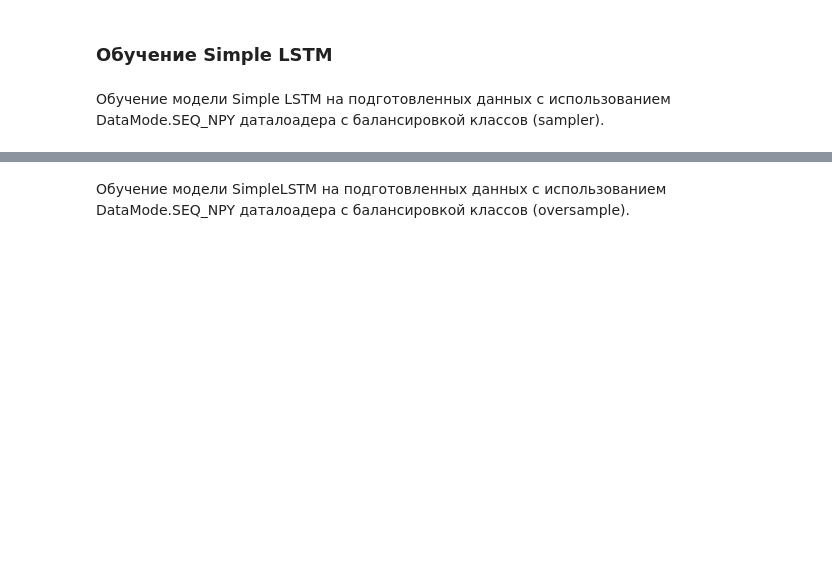
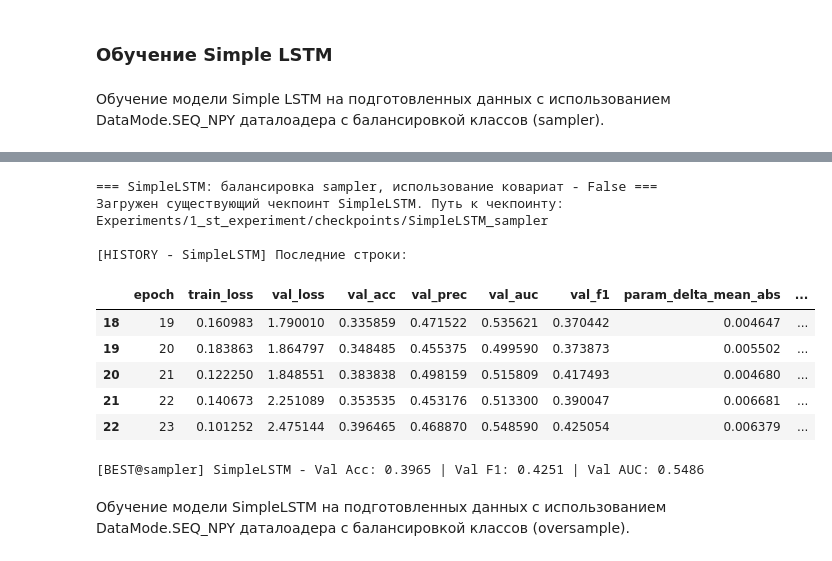
Before and after one commit to Amissum/ADHD_connectome_biomarkers_transfer_research, a Jupyter notebook: ADHD200/Pipelines/AthenaPipeline/Iter_3_ADHD200_train_v3.ipynb, the cells around one changed output, grey strips where cells are left out. Drawn from its saved outputs; the diff is of its cells as text; code cells hidden in the pictures; blank space fills up the shorter version.

```diff
--- a/ADHD200/Pipelines/AthenaPipeline/Iter_3_ADHD200_train_v3.ipynb
+++ b/ADHD200/Pipelines/AthenaPipeline/Iter_3_ADHD200_train_v3.ipynb
@@ -695,7 +706,8 @@ def get_sample_shape(path: str, mode: DataMode) -> tuple:
     if mode == DataMode.SEQ_NPY:
         arr = np.load(path)
     else:
-        arr = pd.read_csv(path, sep='\t', header=None, compression='gzip').values
+        comp = 'gzip' if str(path).endswith('.gz') else None
+        arr = pd.read_csv(path, sep='\t', header=None, compression=comp).values
     return arr.shape
 
 shapes = []
@@ -790,7 +802,8 @@ class TimeSeriesDataset(Dataset):
         if self.mode==DataMode.SEQ_NPY:
             x = np.load(r['data_path']).astype('float32')
         else:
-            x = pd.read_csv(r['data_path'], sep='\t', header=None, compression='gzip').values.astype('float32')
+            comp = 'gzip' if str(r['data_path']).endswith('.gz') else None
+            x = pd.read_csv(r['data_path'], sep='\t', header=None, compression=comp).values.astype('float32')
 
         if self.roi_keep_idx is not None:
             x = x[:, self.roi_keep_idx]
@@ -940,7 +953,7 @@ def make_fold_dataloaders(df, fold_idx=0,
         for i,(lab,_) in enumerate(raw_w.items()):
             raw_w[lab] = w_vals[i]
         sample_weights = np.array([raw_w[lab] for lab in labels_train], dtype=np.float64)
-        sampler = WeightedRandomSampler(sample_weights, num_samples=len(sample_weights), replacement=True)
+        sampler = WeightedRandomSampler(weights=sample_weights.tolist(), num_samples=len(sample_weights), replacement=True)
         train_loader = DataLoader(train_ds, batch_size=batch_size, sampler=sampler)
     else:
         train_loader = DataLoader(train_ds, batch_size=batch_size, shuffle=True)
@@ -1490,0 +1592,17 @@ RuntimeError: Numpy is not available
+# %%
+# Создаём даталоадер для mode DataMode.SEQ_NPY со стратегией балансировки sampler без ковариат
+print("Даталоадер: режим", DataMode.SEQ_NPY.name, "балансировка:", BalanceStrategy.SAMPLER.name, "без ковариат")
+sampler_dl = ExperimentDataLoader(data_df,
+                                  fold_idx=0,
+                                  mode=DataMode.SEQ_NPY,
+                                  enable_autobalance=True,
+                                  balance_strategy=BalanceStrategy.SAMPLER,
+                                  class_weight_mode=CLASS_WEIGHT_MODE,
+                                  max_class_weight_ratio=MAX_CLASS_WEIGHT_RATIO,
+                                  batch_size=BATCH_SIZE,
+                                  impute_strategy=IMPUTE_STRATEGY,
+                                  add_eps_noise_if_all_zero=ADD_EPS_NOISE_IF_ALL_ZERO,
+                                  cov_pipeline=None # no covariate processing
+                                 )
+train_dl_sampler = sampler_dl.train_loader
+val_dl_sampler = sampler_dl.val_loader
@@ -1688,2 +1897,33 @@ print(f"[BEST@Sampler] SimpleLSTM - Val Acc: {val_acc_lstm:.4f} | Val F1: {val_f
+# %%
+model_lstm_sampler = SimpleLSTM(n_rois=sampler_dl.ROI, n_classes=N_CLASSES, cov_dim=sampler_dl.cov_dim_s, hidden=64, num_layers=1).to(DEVICE)
+
+experiment_lstm_sampler = SingleExperiment(model=model_lstm_sampler,
+                                          experiment_data_loader=sampler_dl,
+                                          reuse_baseline_models=REUSE_BASELINE_MODELS,
+                                          class_counts_main=class_counts_main,
+                                          checkpoint_dir=CHECKPOINT_DIR,
+                                          device=DEVICE,
+                                          epochs=EPOCHS,
+                                          lr=LR,
+                                          weight_decay=WEIGHT_DECAY,
+                                          debug=True,
+                                          early_metric=EARLY_STOP_METRIC,
+                                          patience=EARLY_STOP_PATIENCE,
+                                          min_delta=MIN_DELTA_IMPROVE,
+                                          class_weight_strength=1.0)
+experiment_lstm_sampler.train()
+experiment_lstm_sampler.evaluate()
+# %% [output]
+=== SimpleLSTM: балансировка sampler, использование ковариат - False ===
+Загружен существующий чекпоинт SimpleLSTM. Путь к чекпоинту: Experiments/1_st_experiment/checkpoints/SimpleLSTM_sampler
+
+[HISTORY - SimpleLSTM] Последние строки:
+|  | epoch | train_loss | val_loss | val_acc | val_prec | val_auc | val_f1 | param_delta_mean_abs | ... |
+| 18 | 19 | 0.160983 | 1.790010 | 0.335859 | 0.471522 | 0.535621 | 0.370442 | 0.004647 | ... |
+| 19 | 20 | 0.183863 | 1.864797 | 0.348485 | 0.455375 | 0.499590 | 0.373873 | 0.005502 | ... |
+| 20 | 21 | 0.122250 | 1.848551 | 0.383838 | 0.498159 | 0.515809 | 0.417493 | 0.004680 | ... |
+| 21 | 22 | 0.140673 | 2.251089 | 0.353535 | 0.453176 | 0.513300 | 0.390047 | 0.006681 | ... |
+| 22 | 23 | 0.101252 | 2.475144 | 0.396465 | 0.468870 | 0.548590 | 0.425054 | 0.006379 | ... |
+[BEST@sampler] SimpleLSTM - Val Acc: 0.3965 | Val F1: 0.4251 | Val AUC: 0.5486
 # %% [markdown]
 Обучение модели SimpleLSTM на подготовленных данных с использованием DataMode.SEQ_NPY даталоадера с балансировкой классов (oversample).
```
Also changed, not shown: parts of 51 cells of this notebook.
